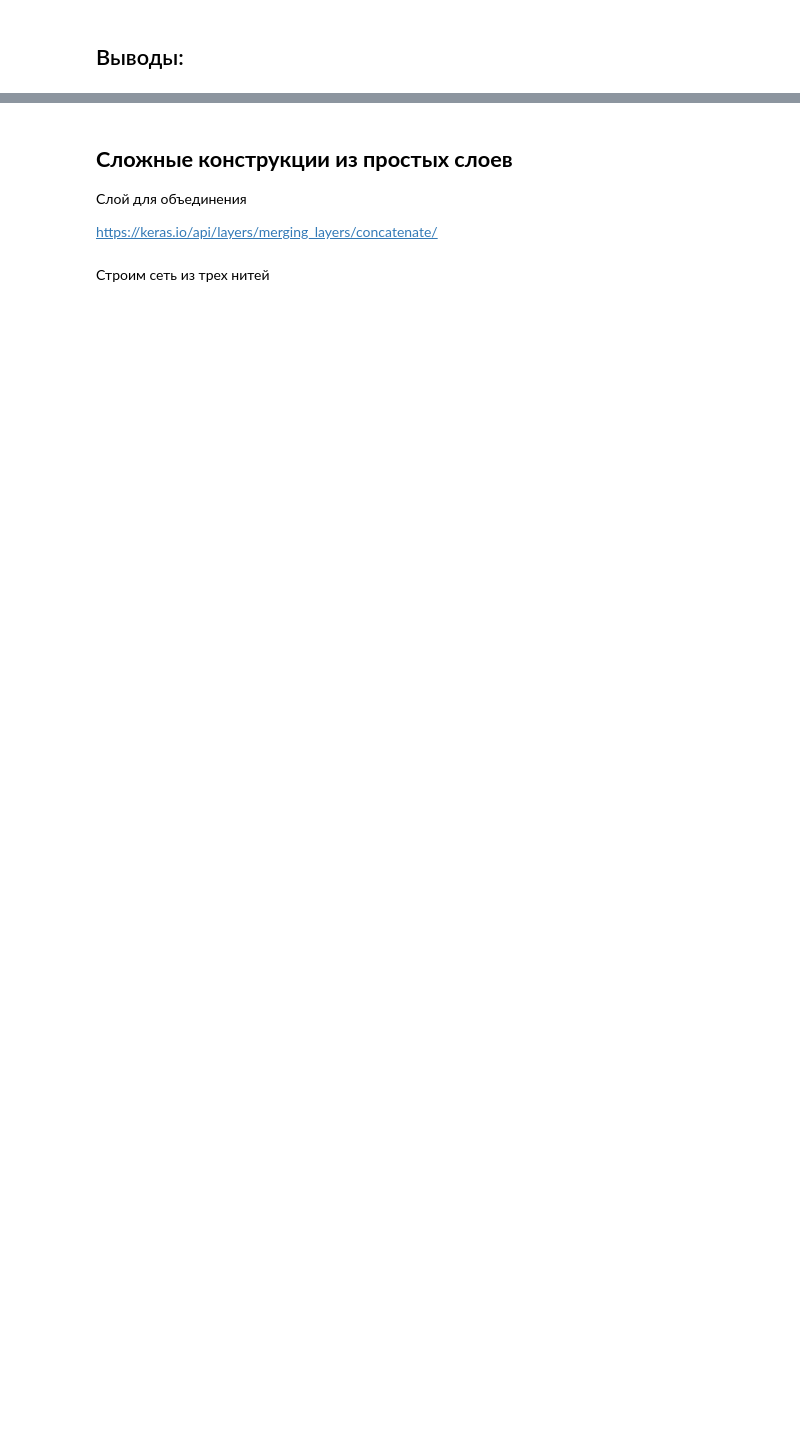
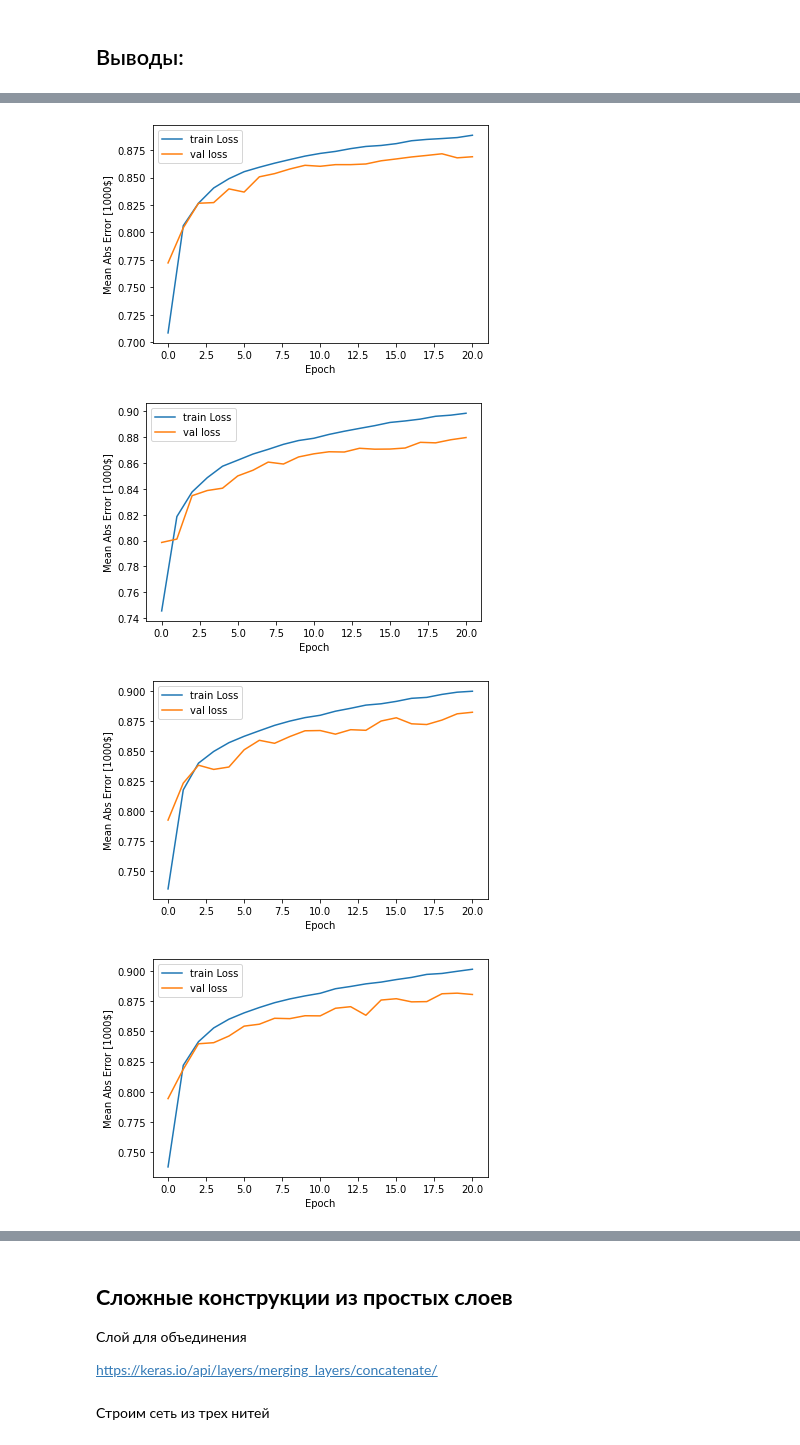
Before and after one commit to OlegRev/Introduction_to_neural_networks, a Jupyter notebook: intro_neural_network_task4.ipynb, the cells around one changed output, grey strips where cells are left out. Saved outputs shown, nothing was run; the diff lists cells and outputs as text; code cells hidden in the pictures; blank space fills up the shorter version.

```diff
--- a/intro_neural_network_task4.ipynb
+++ b/intro_neural_network_task4.ipynb
@@ -148,6 +148,22 @@ def model_depth_analysis(n, epochs=21):
 
     print(f"Test loss {test_score[0]:.4f}, accuracy {test_score[1] * 100:.2f}")
     return model_name, model, hist, test_score
+
+
+def plot_history(history):
+    keys_list = list(history.history.keys())
+    plt.figure()
+    plt.xlabel('Epoch')
+    plt.ylabel('Mean Abs Error [1000$]')
+    plt.plot(history.epoch,
+           np.array(history.history[keys_list[1]]),
+           label='train Loss')
+    plt.plot(history.epoch,
+           np.array(history.history[keys_list[-1]]),
+           label = 'val loss')
+    plt.legend()
+    #plt.ylim([0, 5])
+    plt.show()
 # %% [markdown]
 ## Анализ ширины модели
 # %%
@@ -221,0 +253,10 @@ models_df.to_csv('./models_df.csv')
+# %%
+for history in models_dict['model_historys']:
+    #keys_list = list(history.history.keys())
+    #print(keys_list)
+    plot_history(history)
+# %% [output]
+[figure, added]
+[figure, added]
+[figure, added]
+[figure, added]
```
Also changed, not shown: parts of 4 cells of this notebook.
